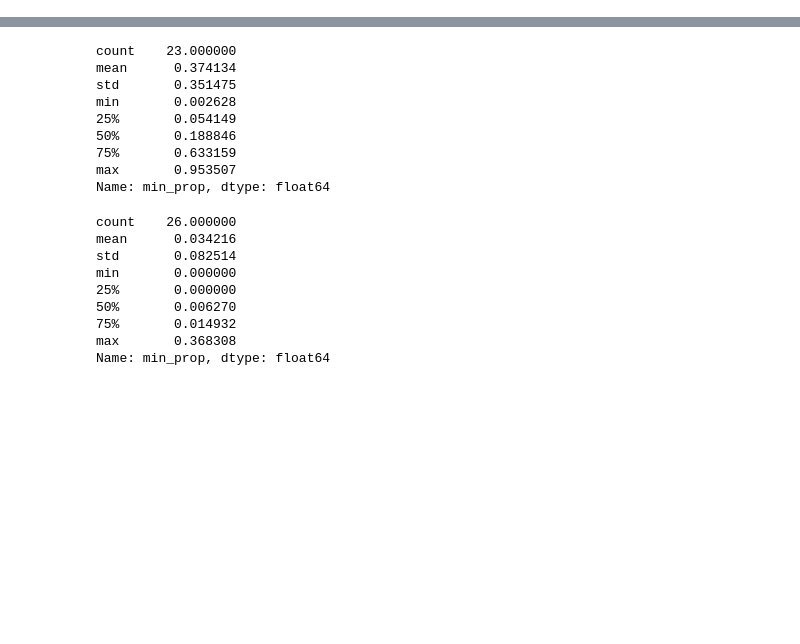
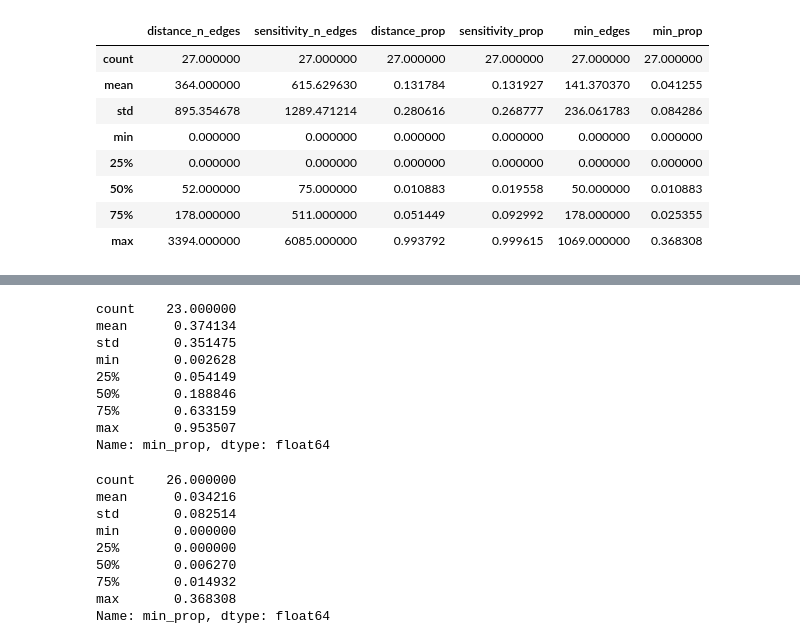
Before and after one commit to DragaDoncila/isbi25, a Jupyter notebook: plot_figures.ipynb, the cells around one changed output, grey strips where cells are left out. Cells and saved outputs as stored; diff of their text form; code cells hidden in the pictures; blank space fills up the shorter version.

```diff
--- a/plot_figures.ipynb
+++ b/plot_figures.ipynb
@@ -117,0 +141,12 @@ result.sort_values(by='min_prop')
+# %%
+result.describe()
+# %% [output]
+|  | distance_n_edges | sensitivity_n_edges | distance_prop | sensitivity_prop | min_edges | min_prop |
+| count | 27.000000 | 27.000000 | 27.000000 | 27.000000 | 27.000000 | 27.000000 |
+| mean | 364.000000 | 615.629630 | 0.131784 | 0.131927 | 141.370370 | 0.041255 |
+| std | 895.354678 | 1289.471214 | 0.280616 | 0.268777 | 236.061783 | 0.084286 |
+| min | 0.000000 | 0.000000 | 0.000000 | 0.000000 | 0.000000 | 0.000000 |
+| 25% | 0.000000 | 0.000000 | 0.000000 | 0.000000 | 0.000000 | 0.000000 |
+| 50% | 52.000000 | 75.000000 | 0.010883 | 0.019558 | 50.000000 | 0.010883 |
+| 75% | 178.000000 | 511.000000 | 0.051449 | 0.092992 | 178.000000 | 0.025355 |
+| max | 3394.000000 | 6085.000000 | 0.993792 | 0.999615 | 1069.000000 | 0.368308 |
```
Also changed, not shown: parts of 10 cells of this notebook, 11 other files.
